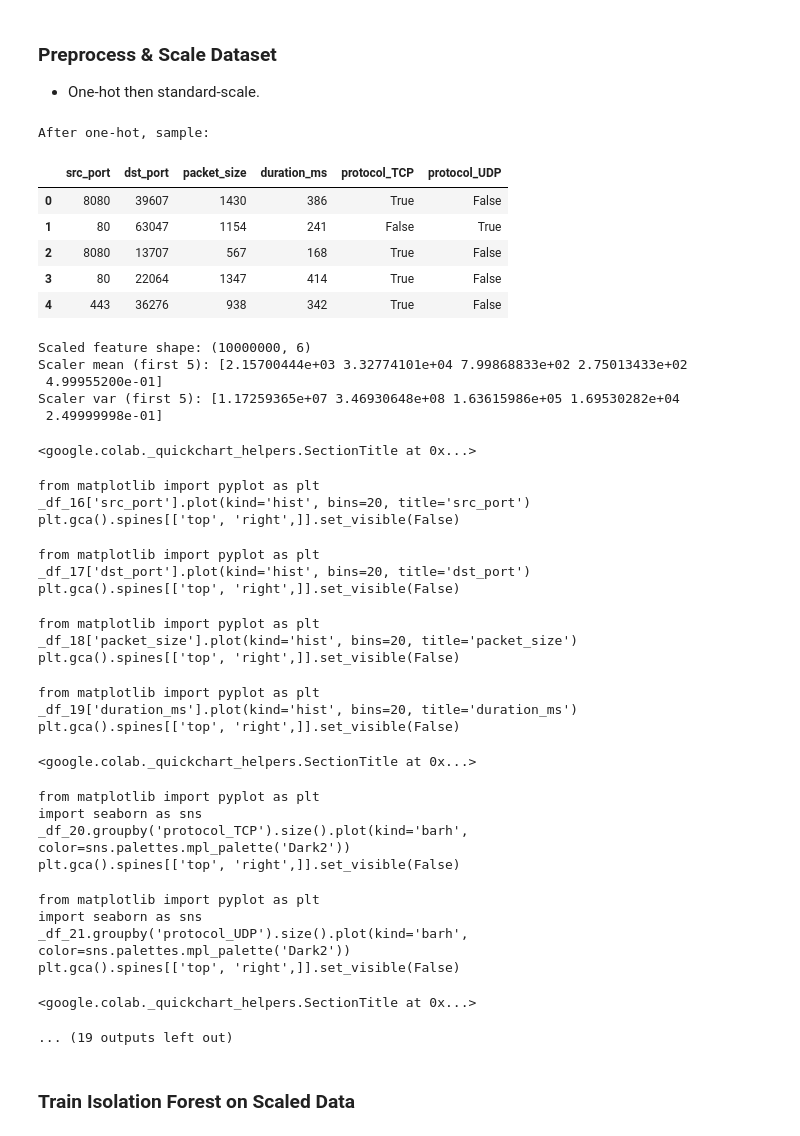
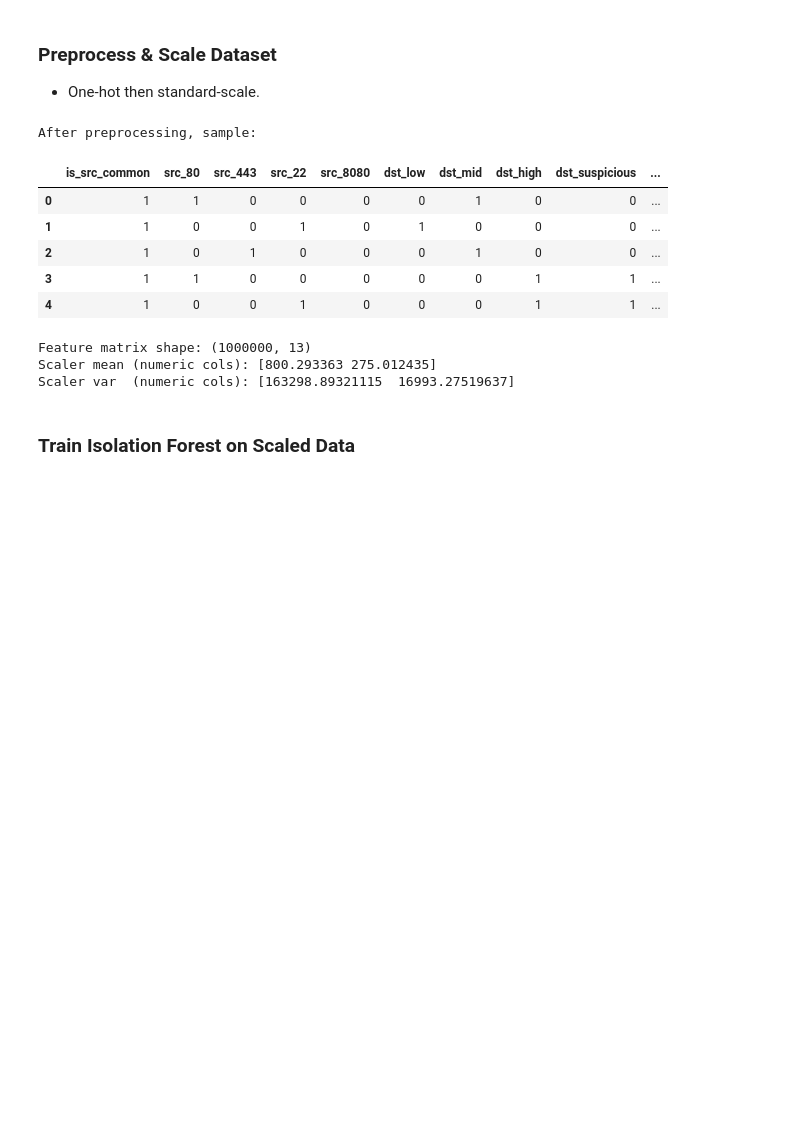
Before and after one commit to ML-Applications-in-CyberSecurity/anomaly-detection-project-super-awsome-team, a Jupyter notebook: src/train_model.ipynb, the cells around one changed output. Cells and saved outputs as stored; diff of their text form; code cells hidden in the pictures; blank space fills up the shorter version.

```diff
--- a/src/train_model.ipynb
+++ b/src/train_model.ipynb
@@ -43,7 +43,7 @@ def generate_normal_data_entry():
     }
 
 # Number of samples
-n_samples = 10000000  # adjust as needed
+n_samples = 1000000  # adjust as needed
 dataset = [generate_normal_data_entry() for _ in range(n_samples)]
 
 # Save synthetic data
@@ -142,56 +229,40 @@ def preprocess_onehot(df: pd.DataFrame) -> pd.DataFrame:
 ### Preprocess & Scale Dataset
 - One-hot then standard-scale.
 # %%
-# Preprocess one-hot
-df_encoded = preprocess_onehot(df)
-print("After one-hot, sample:")
+# 1. Fit preprocessing on training df
+scaler, feature_cols = fit_preprocessor(df)
+
+# Save scaler and feature_cols for inference
+import json
+os.makedirs("models", exist_ok=True)
+joblib.dump(scaler, "models/scaler.joblib")
+with open("models/feature_cols.json", "w") as f:
+    json.dump(feature_cols, f)
+
+# 2. Apply preprocessing to get DataFrame of features
+df_encoded = preprocess_with_scaler(df, scaler, feature_cols)
+X_scaled = df_encoded.values
+print("After preprocessing, sample:")
 display(df_encoded.head())
 
-# Fit scaler
-scaler = StandardScaler()
-X = df_encoded.values  # numpy array
-X_scaled = scaler.fit_transform(X)
-print("Scaled feature shape:", X_scaled.shape)
-# Optionally inspect mean/var
-print("Scaler mean (first 5):", scaler.mean_[:5])
-print("Scaler var (first 5):", scaler.var_[:5])
+# 3. Convert to numpy and inspect scaling if desired
+X = df_encoded.values
+print("Feature matrix shape:", X.shape)
+# If you want to inspect means/vars of numeric columns:
+# Note: scaler.mean_ and var_ refer only to numeric_cols used in fit_preprocessor.
+print("Scaler mean (numeric cols):", scaler.mean_)
+print("Scaler var  (numeric cols):", scaler.var_)
 # %% [output]
-After one-hot, sample:
+After preprocessing, sample:
-|  | src_port | dst_port | packet_size | duration_ms | protocol_TCP | protocol_UDP |
-| 0 | 8080 | 39607 | 1430 | 386 | True | False |
-| 1 | 80 | 63047 | 1154 | 241 | False | True |
-| 2 | 8080 | 13707 | 567 | 168 | True | False |
-| 3 | 80 | 22064 | 1347 | 414 | True | False |
-| 4 | 443 | 36276 | 938 | 342 | True | False |
+|  | is_src_common | src_80 | src_443 | src_22 | src_8080 | dst_low | dst_mid | dst_high | dst_suspicious | ... |
+| 0 | 1 | 1 | 0 | 0 | 0 | 0 | 1 | 0 | 0 | ... |
+| 1 | 1 | 0 | 0 | 1 | 0 | 1 | 0 | 0 | 0 | ... |
+| 2 | 1 | 0 | 1 | 0 | 0 | 0 | 1 | 0 | 0 | ... |
+| 3 | 1 | 1 | 0 | 0 | 0 | 0 | 0 | 1 | 1 | ... |
+| 4 | 1 | 0 | 0 | 1 | 0 | 0 | 0 | 1 | 1 | ... |
-Scaled feature shape: (10000000, 6)
-Scaler mean (first 5): [2.15700444e+03 3.32774101e+04 7.99868833e+02 2.75013433e+02
- 4.99955200e-01]
-Scaler var (first 5): [1.17259365e+07 3.46930648e+08 1.63615986e+05 1.69530282e+04
- 2.49999998e-01]
+Feature matrix shape: (1000000, 13)
+Scaler mean (numeric cols): [800.293363 275.012435]
+Scaler var  (numeric cols): [163298.89321115  16993.27519637]
-<google.colab._quickchart_helpers.SectionTitle at 0x...>
-from matplotlib import pyplot as plt
-_df_16['src_port'].plot(kind='hist', bins=20, title='src_port')
-plt.gca().spines[['top', 'right',]].set_visible(False)
-from matplotlib import pyplot as plt
-_df_17['dst_port'].plot(kind='hist', bins=20, title='dst_port')
-plt.gca().spines[['top', 'right',]].set_visible(False)
-from matplotlib import pyplot as plt
-_df_18['packet_size'].plot(kind='hist', bins=20, title='packet_size')
-plt.gca().spines[['top', 'right',]].set_visible(False)
-from matplotlib import pyplot as plt
-_df_19['duration_ms'].plot(kind='hist', bins=20, title='duration_ms')
-plt.gca().spines[['top', 'right',]].set_visible(False)
-<google.colab._quickchart_helpers.SectionTitle at 0x...>
-from matplotlib import pyplot as plt
-import seaborn as sns
-_df_20.groupby('protocol_TCP').size().plot(kind='barh', color=sns.palettes.mpl_palette('Dark2'))
-plt.gca().spines[['top', 'right',]].set_visible(False)
-from matplotlib import pyplot as plt
-import seaborn as sns
-_df_21.groupby('protocol_UDP').size().plot(kind='barh', color=sns.palettes.mpl_palette('Dark2'))
-plt.gca().spines[['top', 'right',]].set_visible(False)
-<google.colab._quickchart_helpers.SectionTitle at 0x...>
-... (19 outputs left out)
 # %% [markdown]
 ### Train Isolation Forest on Scaled Data
 # %%
```
Also changed, not shown: parts of 8 cells of this notebook, 6 other files.
